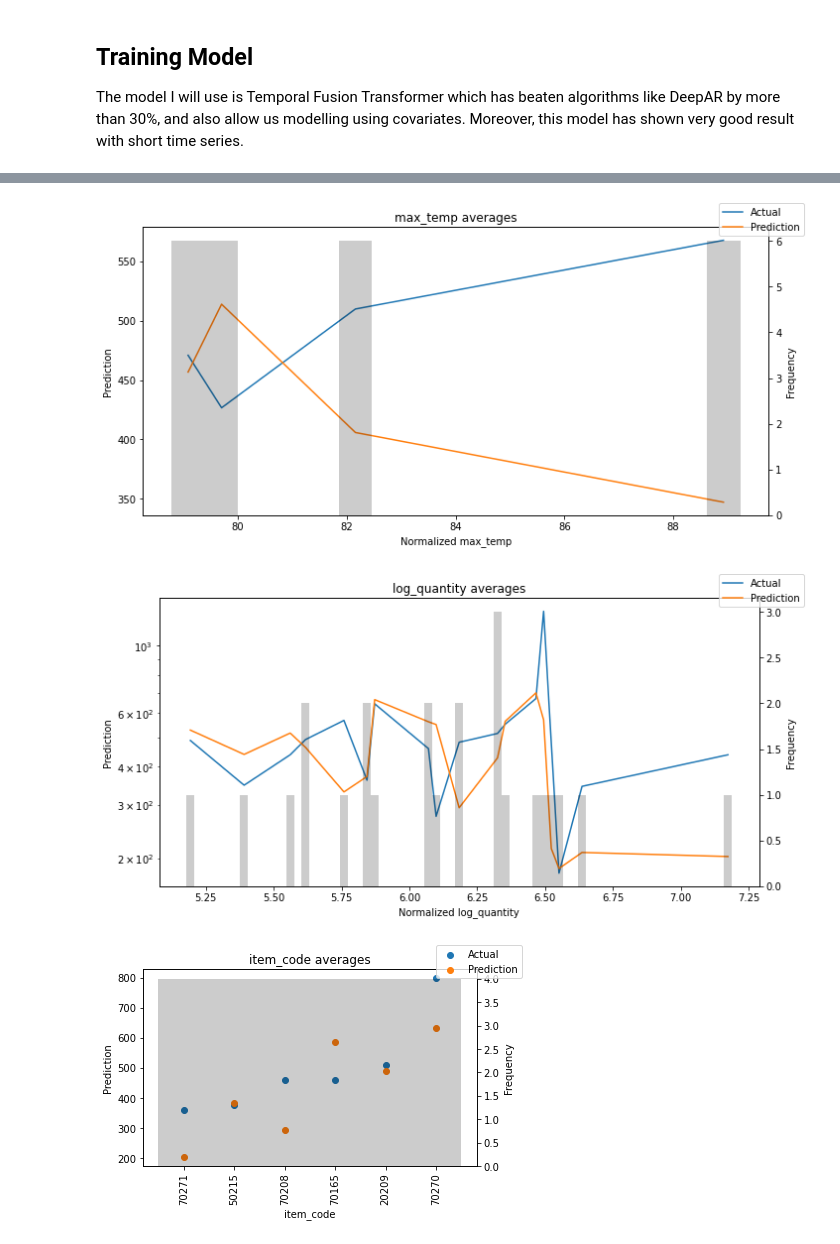
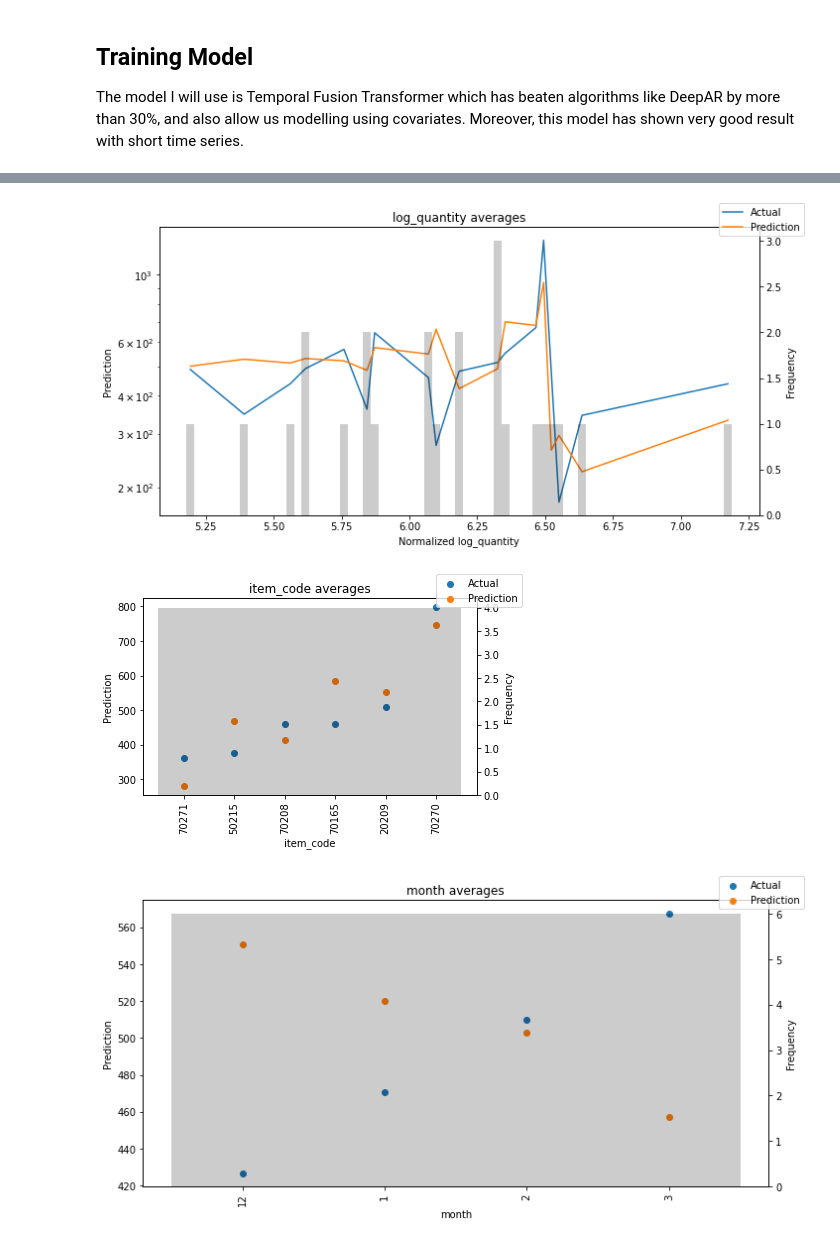
Before and after one commit to brosales8/sales_forecasting, a Jupyter notebook: 2_TemporalFusionTransformer.ipynb, the cells around one changed output, grey strips where cells are left out. Cells and saved outputs as stored; diff of their text form; code cells hidden in the pictures.

```diff
--- a/2_TemporalFusionTransformer.ipynb
+++ b/2_TemporalFusionTransformer.ipynb
@@ -45,7 +53,9 @@ data.head()
 # %%
 # Create Dataset and Dataloaders
-max_encoder_length = 30
-max_prediction_length = 5
+min_encoder_length = 24
+max_encoder_length = 36
+min_prediction_length = 2
+max_prediction_length = 4
 training_cutoff = data["time_idx"].max() - max_prediction_length
 
 training = TimeSeriesDataSet(
@@ -53,14 +63,14 @@ training = TimeSeriesDataSet(
     time_idx="time_idx",
     target="quantity",
     group_ids=["item_code"],
-    min_encoder_length=max_encoder_length,
+    min_encoder_length=min_encoder_length,
     max_encoder_length=max_encoder_length,
-    min_prediction_length=max_prediction_length,
+    min_prediction_length=min_prediction_length,
     max_prediction_length=max_prediction_length,
     static_categoricals=['item_code'],
     time_varying_known_categoricals=['month'],
     time_varying_known_reals=['time_idx', 'avg_price'],
-    time_varying_unknown_reals=['quantity','min_temp','max_temp','log_quantity'],
+    time_varying_unknown_reals=['quantity','min_temp','log_quantity'],
     target_normalizer=GroupNormalizer(groups=['item_code'], transformation="softplus")
 )
 
@@ -144,10 +148,8 @@ TPU available: False, using: 0 TPU cores
 The model I will use is Temporal Fusion Transformer which has beaten algorithms like DeepAR by more than 30%, and also allow us modelling using covariates. Moreover, this model has shown very good result with short time series.
 # %%
 # Training the model (TemporalFusionTransformer)
-# {'gradient_clip_val': 0.5371542970613482, 'hidden_size': 12, 'dropout': 0.12521413130996406,
-#  'hidden_continuous_size': 8,
-#  'attention_head_size': 2, 'learning_rate': 0.33432615215581574}
 # configure network and trainer
+
 early_stop_callback = EarlyStopping(monitor="val_loss", min_delta=1e-4, patience=10, verbose=False, mode="min")
 lr_logger = LearningRateMonitor()  # log the learning rate
 logger = TensorBoardLogger("lightning_logs")  # logging results to a tensorboard
@@ -157,7 +159,7 @@ trainer = pl.Trainer(max_epochs=50,
                      check_val_every_n_epoch=1,
                      gpus=0,
                      weights_summary="top",
-                     gradient_clip_val=0.53,
+                     gradient_clip_val=1.5784,
 #                      limit_train_batches= 200,  # coment in for training, running valiation every 30 batches
                      # fast_dev_run=True,  # comment in to check that network or dataset has no serious bugs
                      callbacks=[lr_logger, early_stop_callback],
@@ -166,19 +168,18 @@ trainer = pl.Trainer(max_epochs=50,
 
 
 tft_model = TemporalFusionTransformer.from_dataset(training,
-                                                   learning_rate=0.33,
-                                                   hidden_size=12,
-                                                   attention_head_size=2,
-                                                   dropout=0.12,
-                                                   hidden_continuous_size=8,
-                                                   #     output_size=7,  # 7 quantiles by default
+                                                   learning_rate=0.3,
+                                                   hidden_size=64,
+                                                   attention_head_size=3,
+                                                   dropout=0.3,
+                                                   hidden_continuous_size=24,
                                                    loss=MAE(),
-                                                   #     loss=
                                                    log_interval=1,
                                                    reduce_on_plateau_patience=4
                                                   )
 print(f"Number of parameters in network: {tft_model.size()/1e3:.1f}k")
 
+
 # Fit the model
 trainer.fit(tft_model, train_dataloader, val_dataloader)
 # %% [output]
@@ -231,5 +234,6 @@ for idx in range(5):  # plot 10 examples
 # %%
-predictions, x = best_tft_model.predict(val_dataloader, return_x=True)
+# Prediction x variable
+
 predictions_vs_actuals = best_tft_model.calculate_prediction_actual_by_variable(x, predictions)
 best_tft_model.plot_prediction_actual_by_variable(predictions_vs_actuals);
 # %% [output]
@@ -241,3 +245,3 @@ best_tft_model.plot_prediction_actual_by_variable(predictions_vs_actuals);
-[figure, old version]
+[figure, new version]
-[figure, old version]
+[figure, new version]
-[figure, old version]
+[figure, new version]
```
Also changed, not shown: parts of 20 cells of this notebook, 2 other files.
